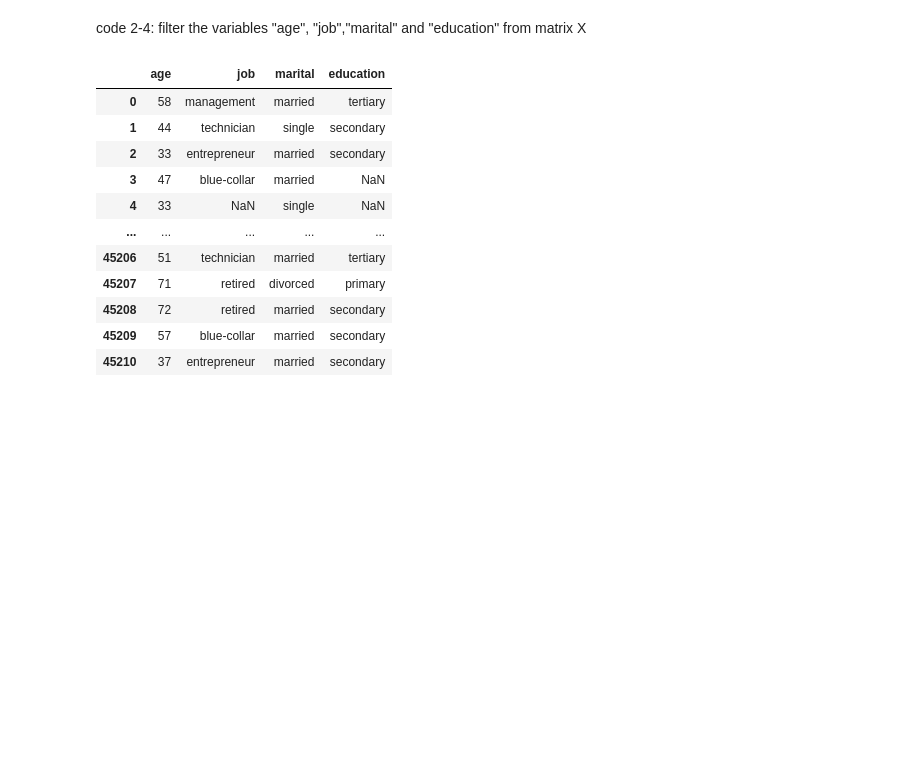
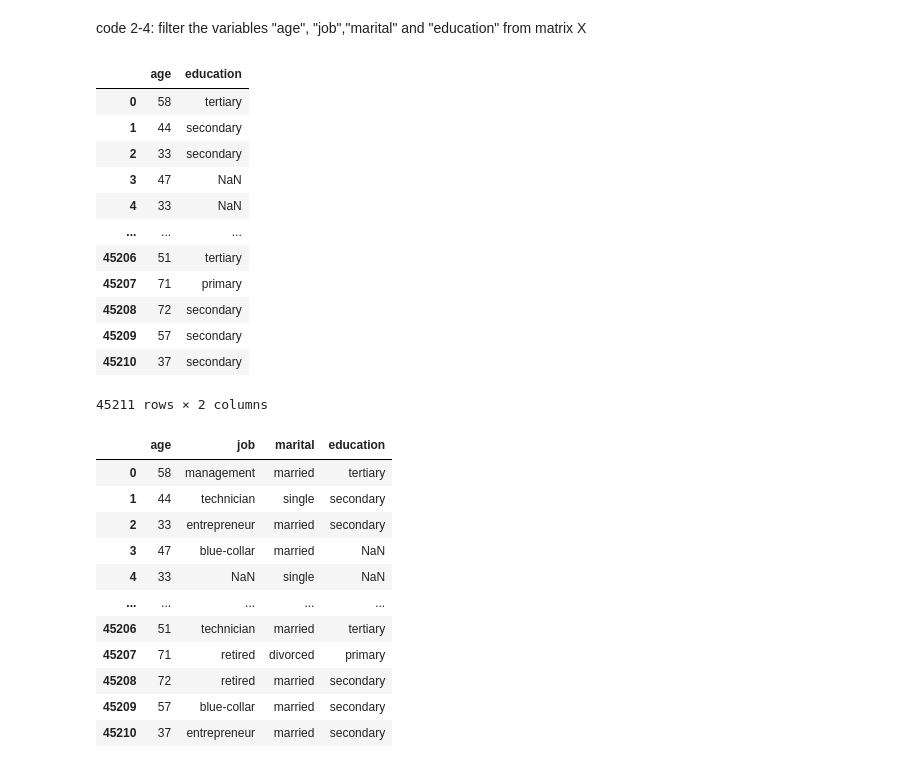
Before and after one commit to sugimotoh/classes, a Jupyter notebook: marketingmodels2024.ipynb, the cells around one changed output. Saved outputs shown, nothing was run; the diff lists cells and outputs as text; code cells hidden in the pictures; blank space fills up the shorter version.

```diff
--- a/marketingmodels2024.ipynb
+++ b/marketingmodels2024.ipynb
@@ -125,6 +125,22 @@ X["age"]
 Name: age, Length: 45211, dtype: int64
 # %% [markdown]
 code 2-4: filter the variables "age", "job","marital" and "education" from matrix X
+# %%
+X[["age", "education"]]
+# %% [output]
+|  | age | education |
+| 0 | 58 | tertiary |
+| 1 | 44 | secondary |
+| 2 | 33 | secondary |
+| 3 | 47 | NaN |
+| 4 | 33 | NaN |
+| ... | ... | ... |
+| 45206 | 51 | tertiary |
+| 45207 | 71 | primary |
+| 45208 | 72 | secondary |
+| 45209 | 57 | secondary |
+| 45210 | 37 | secondary |
+45211 rows × 2 columns
 # %%
 X[["age", "job","marital","education"]]
 # %% [output]
```
Also changed, not shown: parts of 3 cells of this notebook.
